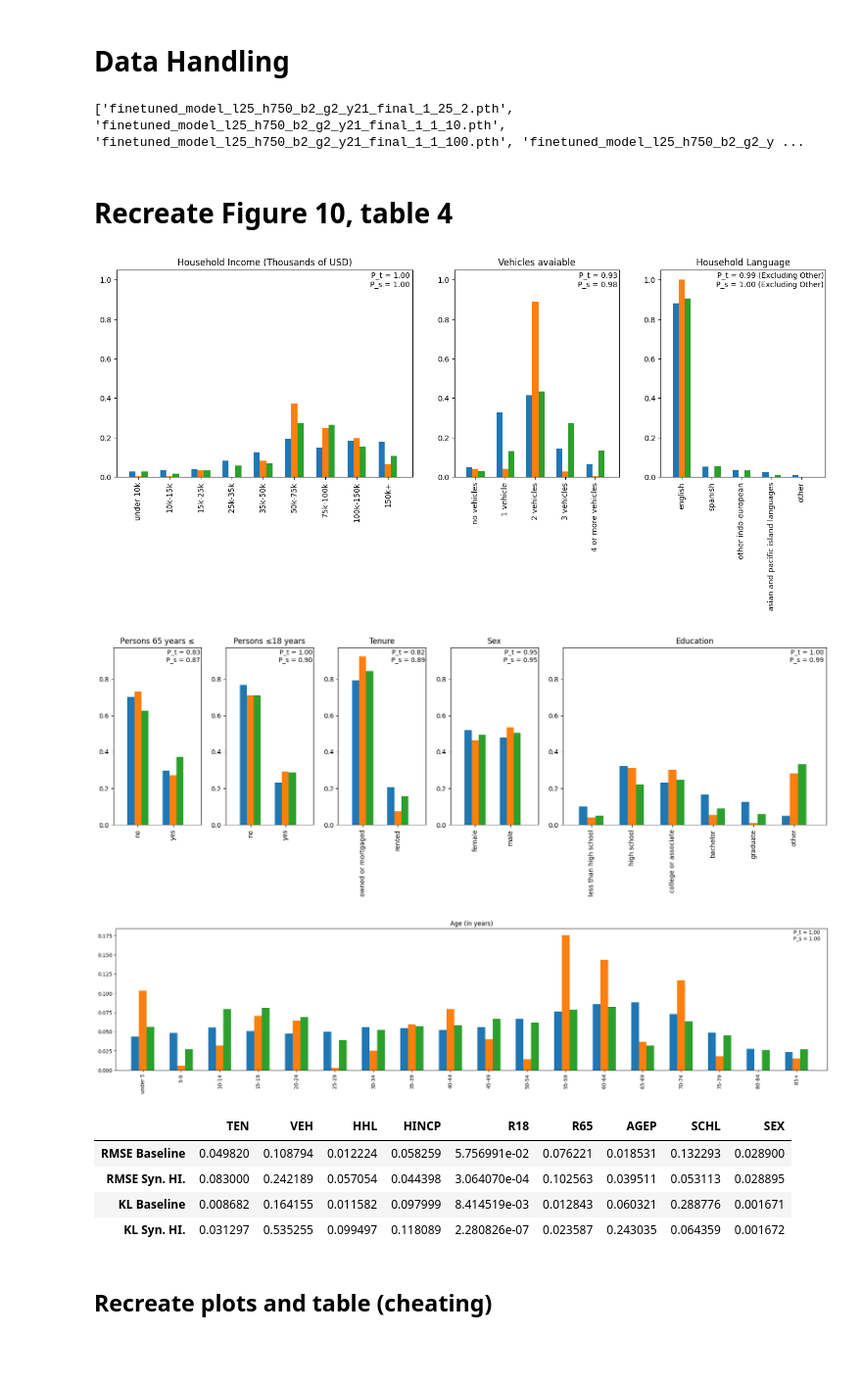
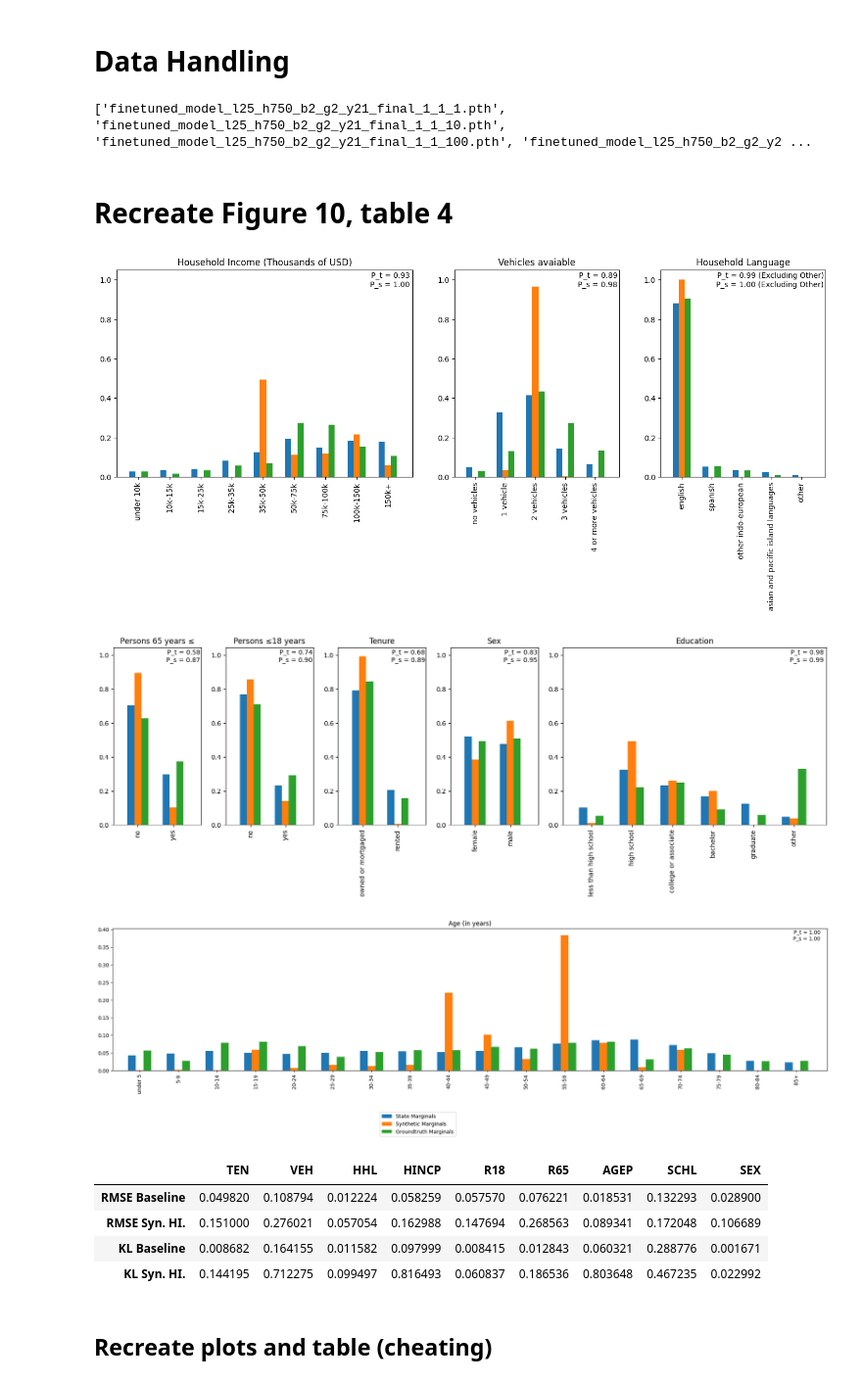
Before and after one commit to fabi-kb/GNN_Project, a Jupyter notebook: finetune_analysis.ipynb, the cells around one changed output. Shown at 98% size. Cells and saved outputs as stored; diff of their text form; code cells hidden in the pictures; blank space fills up the shorter version.

```diff
--- a/finetune_analysis.ipynb
+++ b/finetune_analysis.ipynb
@@ -198,10 +198,11 @@ variables_dict = {
 # %%
 # Choose model
 model_names = os.listdir('/workspace/finetuned_models/predictions')
+model_names.sort()
 print(model_names)
 model_name = model_names[1]
 # %% [output]
-['finetuned_model_l25_h750_b2_g2_y21_final_1_25_2.pth', 'finetuned_model_l25_h750_b2_g2_y21_final_1_1_10.pth', 'finetuned_model_l25_h750_b2_g2_y21_final_1_1_100.pth', 'finetuned_model_l25_h750_b2_g2_y ...
+['finetuned_model_l25_h750_b2_g2_y21_final_1_1_1.pth', 'finetuned_model_l25_h750_b2_g2_y21_final_1_1_10.pth', 'finetuned_model_l25_h750_b2_g2_y21_final_1_1_100.pth', 'finetuned_model_l25_h750_b2_g2_y2 ...
 # %%
 # Read state data
 # Get pums_data and marginals
@@ -304,17 +305,17 @@ individuals = [sex_dict, education_dict, age_dict]
 # %%
 plot_vars_bars(marginals, predicted_marginals, state_marginals, ['HINCP', 'VEH', 'HHL'], legend=False, figsize = (17,5), img_name = 'fig10_1')
 plot_vars_bars(marginals, predicted_marginals, state_marginals, ['R65', 'R18', 'TEN', 'SEX', 'SCHL'], legend=False, figsize = (20,5), img_name = 'fig10_2')
-plot_vars_bars(marginals, predicted_marginals, state_marginals, ['AGEP'], legend=False, figsize = (25,5), bbox_to_anchor = (0.65, -0.3), img_name = 'fig10_3')
+plot_vars_bars(marginals, predicted_marginals, state_marginals, ['AGEP'], legend=True, figsize = (25,5), bbox_to_anchor = (0.5, -0.1), img_name = 'fig10_3')
 create_table(marginals, predicted_marginals, state_marginals, 'table4')
 # %% [output]
-[figure, old version]
+[figure, new version]
-[figure, old version]
+[figure, new version]
-[figure, old version]
+[figure, new version]
 |  | TEN | VEH | HHL | HINCP | R18 | R65 | AGEP | SCHL | SEX |
-| RMSE Baseline | 0.049820 | 0.108794 | 0.012224 | 0.058259 | 5.756991e-02 | 0.076221 | 0.018531 | 0.132293 | 0.028900 |
-| RMSE Syn. HI. | 0.083000 | 0.242189 | 0.057054 | 0.044398 | 3.064070e-04 | 0.102563 | 0.039511 | 0.053113 | 0.028895 |
-| KL Baseline | 0.008682 | 0.164155 | 0.011582 | 0.097999 | 8.414519e-03 | 0.012843 | 0.060321 | 0.288776 | 0.001671 |
-| KL Syn. HI. | 0.031297 | 0.535255 | 0.099497 | 0.118089 | 2.280826e-07 | 0.023587 | 0.243035 | 0.064359 | 0.001672 |
+| RMSE Baseline | 0.049820 | 0.108794 | 0.012224 | 0.058259 | 0.057570 | 0.076221 | 0.018531 | 0.132293 | 0.028900 |
+| RMSE Syn. HI. | 0.151000 | 0.276021 | 0.057054 | 0.162988 | 0.147694 | 0.268563 | 0.089341 | 0.172048 | 0.106689 |
+| KL Baseline | 0.008682 | 0.164155 | 0.011582 | 0.097999 | 0.008415 | 0.012843 | 0.060321 | 0.288776 | 0.001671 |
+| KL Syn. HI. | 0.144195 | 0.712275 | 0.099497 | 0.816493 | 0.060837 | 0.186536 | 0.803648 | 0.467235 | 0.022992 |
 # %% [markdown]
 ## Recreate plots and table (cheating)
 # %%
```
Also changed, not shown: parts of 3 cells of this notebook, 1 other file.
